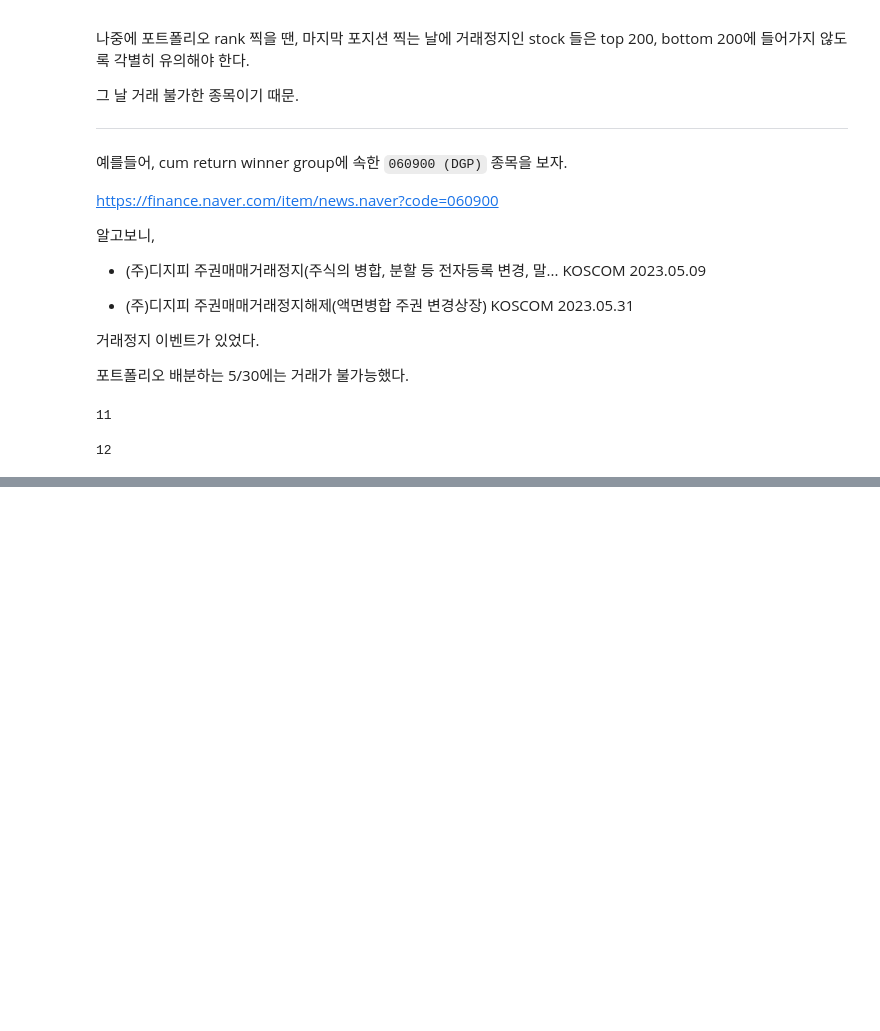
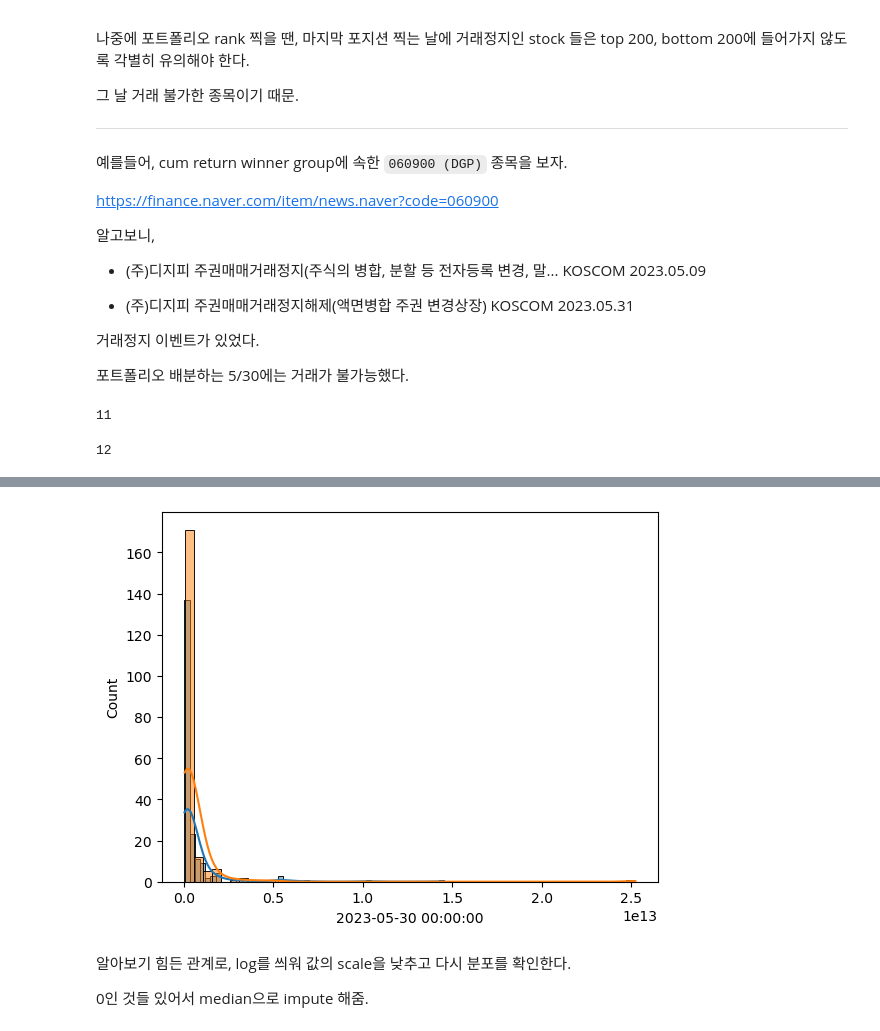
Before and after one commit to jaepil-choi/daconKRX2023, a Jupyter notebook: eda_original.ipynb, the cells around one changed output, grey strips where cells are left out. Drawn from its saved outputs; the diff is of its cells as text; code cells hidden in the pictures; blank space fills up the shorter version.

```diff
--- a/eda_original.ipynb
+++ b/eda_original.ipynb
@@ -301,0 +413,4 @@ len(set(losers) & set(portfolio_day_zero_return_sids))
+# %%
+sns.histplot(winner_marketcaps, kde=True, bins=50)
+sns.histplot(loser_marketcaps, kde=True, bins=50)
+# %% [output]
@@ -301,0 +418,5 @@ len(set(losers) & set(portfolio_day_zero_return_sids))
+[figure, added]
+# %% [markdown]
+알아보기 힘든 관계로, log를 씌워 값의 scale을 낮추고 다시 분포를 확인한다.
+
+0인 것들 있어서 median으로 impute 해줌.
```
Also changed, not shown: parts of 18 cells of this notebook, 1 other file.
